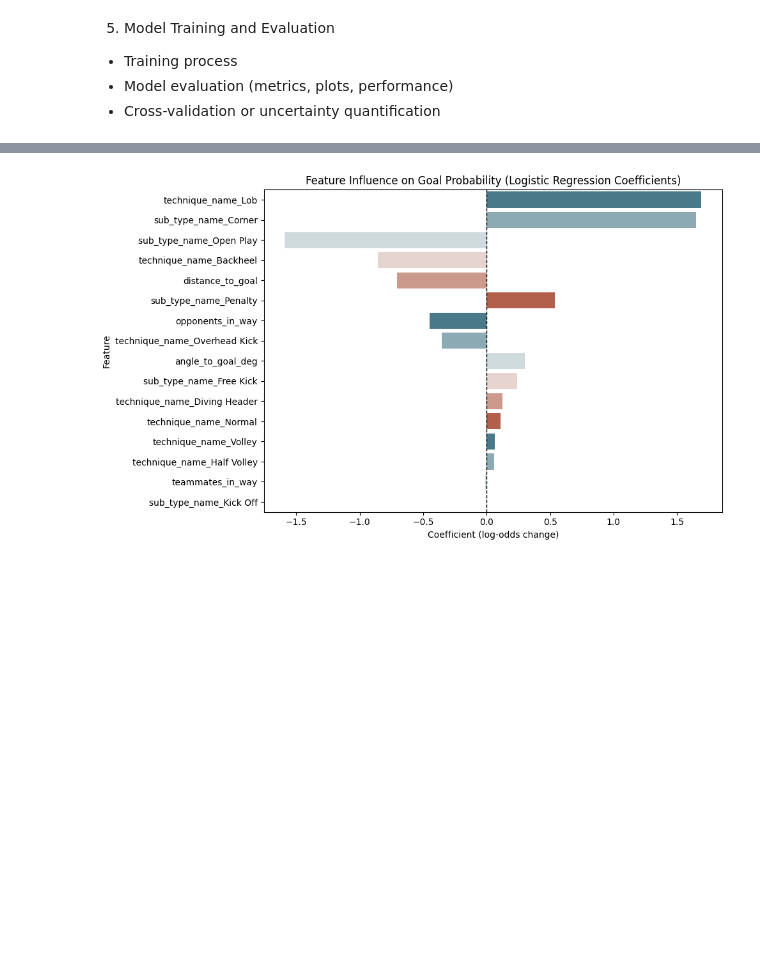
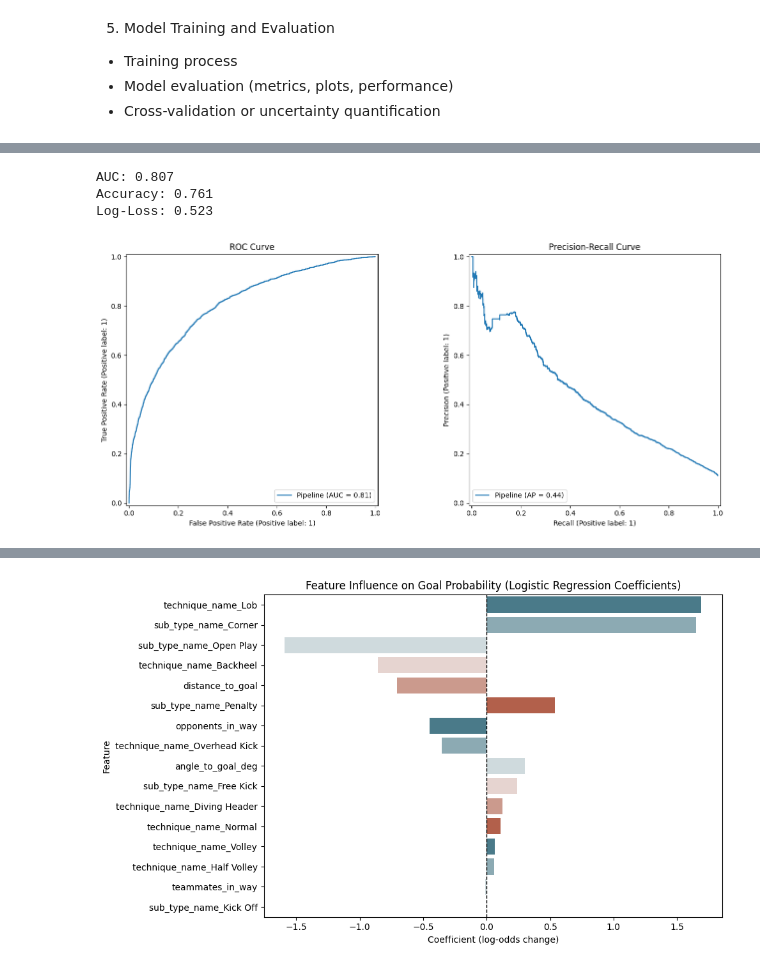
Before and after one commit to arne2204/Probabilistic-Machine-Learning_lecture-PROJECTS, a Jupyter notebook: projects/08-1SHXXXX_football_analytics/notebooks/05_model_training_and_evaluation.ipynb, the cells around one changed output, grey strips where cells are left out. Cells and saved outputs as stored; diff of their text form; code cells hidden in the pictures; blank space fills up the shorter version.

Commit message:
Finish Logistic Regression

```diff
--- a/projects/08-1SHXXXX_football_analytics/notebooks/05_model_training_and_evaluation.ipynb
+++ b/projects/08-1SHXXXX_football_analytics/notebooks/05_model_training_and_evaluation.ipynb
@@ -313,2 +239,0 @@ pipeline = Pipeline(steps=[
-# %%
-pipeline.fit(X_train, y_train)
@@ -426,2 +239,0 @@ pipeline_balanced = Pipeline(steps=[
-# %%
-pipeline_balanced.fit(X_train, y_train)
@@ -594,0 +240,15 @@ print(coef_df)
+# %%
+from sklearn.pipeline import Pipeline
+from sklearn.linear_model import LogisticRegression
+
+pipeline_logistic = Pipeline(steps=[
+    ('preprocessor', preprocessor),
+    ('classifier', LogisticRegression(
+        max_iter=1000,
+        solver='lbfgs',
+        class_weight='balanced',
+        random_state=42
+    ))
+])
+# %%
+pipeline_logistic.fit(X_train, y_train)
@@ -594,0 +280,32 @@ print(coef_df)
+# %%
+y_pred = pipeline_logistic.predict(X_test)
+y_pred_proba = pipeline_logistic.predict_proba(X_test)[:, 1]
+
+#Metrics:
+auc = roc_auc_score(y_test, y_pred_proba)
+acc = accuracy_score(y_test, y_pred)
+ll = log_loss(y_test, y_pred_proba)
+
+print(f"AUC: {auc:.3f}")
+print(f"Accuracy: {acc:.3f}")
+print(f"Log-Loss: {ll:.3f}")
+# %% [output]
+AUC: 0.807
+Accuracy: 0.761
+Log-Loss: 0.523
+# %%
+import matplotlib.pyplot as plt
+from sklearn.metrics import RocCurveDisplay, PrecisionRecallDisplay
+
+fig, axes = plt.subplots(1, 2, figsize=(14, 6))
+
+roc_display = RocCurveDisplay.from_estimator(pipeline_logistic, X_test, y_test, ax=axes[0])
+axes[0].set_title("ROC Curve")
+
+pr_display = PrecisionRecallDisplay.from_estimator(pipeline_logistic, X_test, y_test, ax=axes[1])
+axes[1].set_title("Precision-Recall Curve")
+
+plt.tight_layout()
+plt.show()
+# %% [output]
+[figure, added]
```
Also changed, not shown: parts of 66 cells of this notebook.
